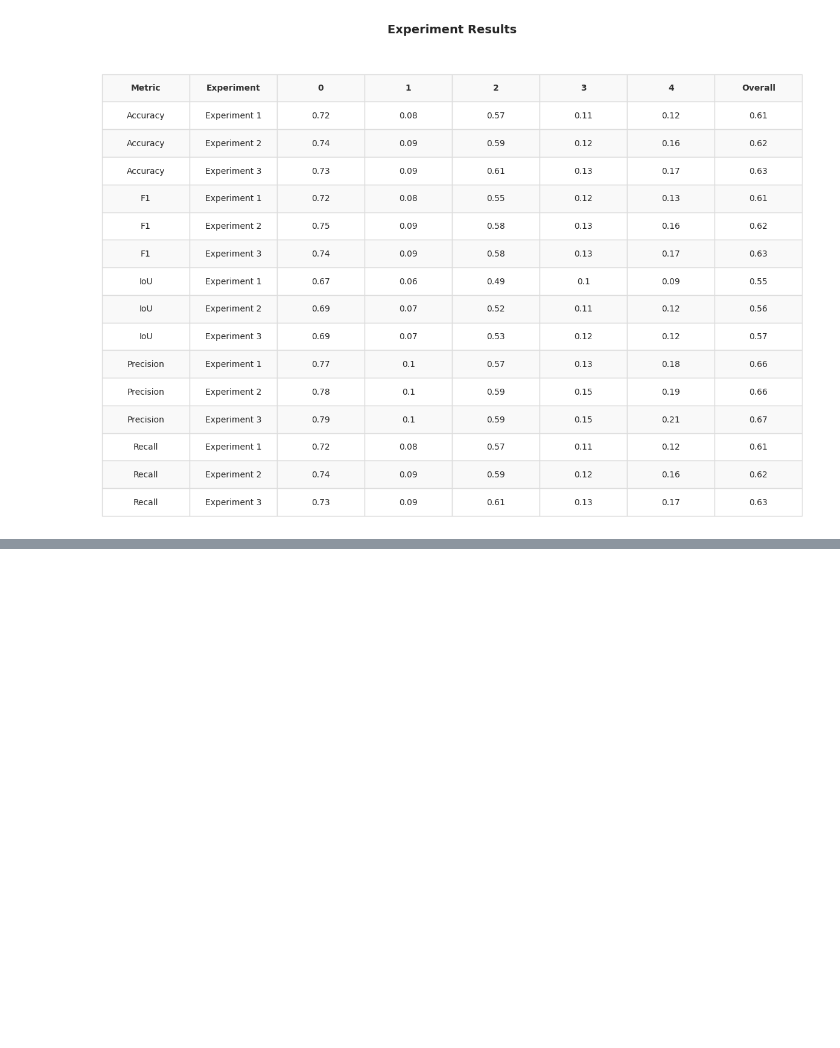
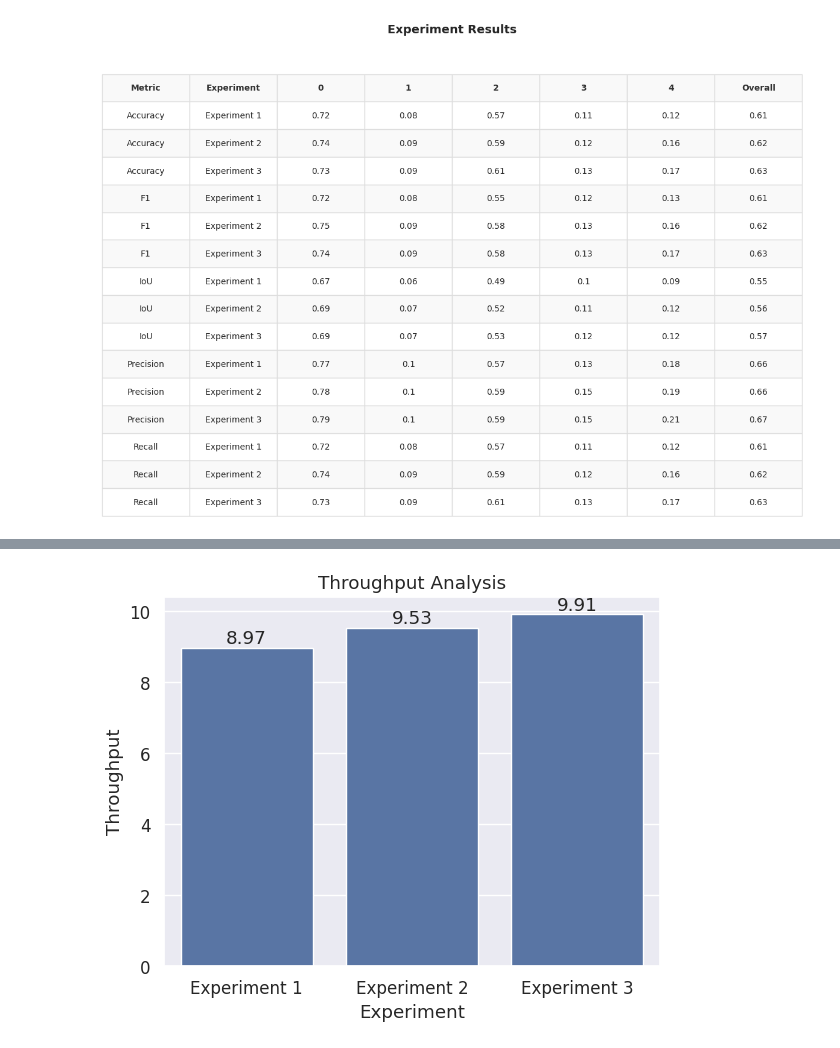
Before and after one commit to kgurnani/landcover_segmentation, a Jupyter notebook: model-setrm-tests.ipynb, the cells around one changed output, grey strips where cells are left out. Drawn from its saved outputs; the diff is of its cells as text; code cells hidden in the pictures; blank space fills up the shorter version.

```diff
--- a/model-setrm-tests.ipynb
+++ b/model-setrm-tests.ipynb
@@ -944,0 +1020,20 @@ plt.show()
+# %%
+from statistics import mean
+
+data = pd.DataFrame({
+    'Experiment': ['Experiment 1', 'Experiment 2', 'Experiment 3'],
+    'Throughput': [round(mean(model_1_times), 2), round(mean(model_2_times), 2), round(mean(model_3_times), 2)]
+})
+
+ax = sns.barplot(x='Experiment', y='Throughput', data=data)
+
+for i, v in enumerate(data['Throughput']):
+    ax.text(i, v, str(v), ha='center', va='bottom')
+
+plt.xlabel('Experiment')
+plt.ylabel('Throughput')
+plt.title('Throughput Analysis')
+
+plt.show()
+# %% [output]
+[figure, added]
```
Also changed, not shown: parts of 3 cells of this notebook.
